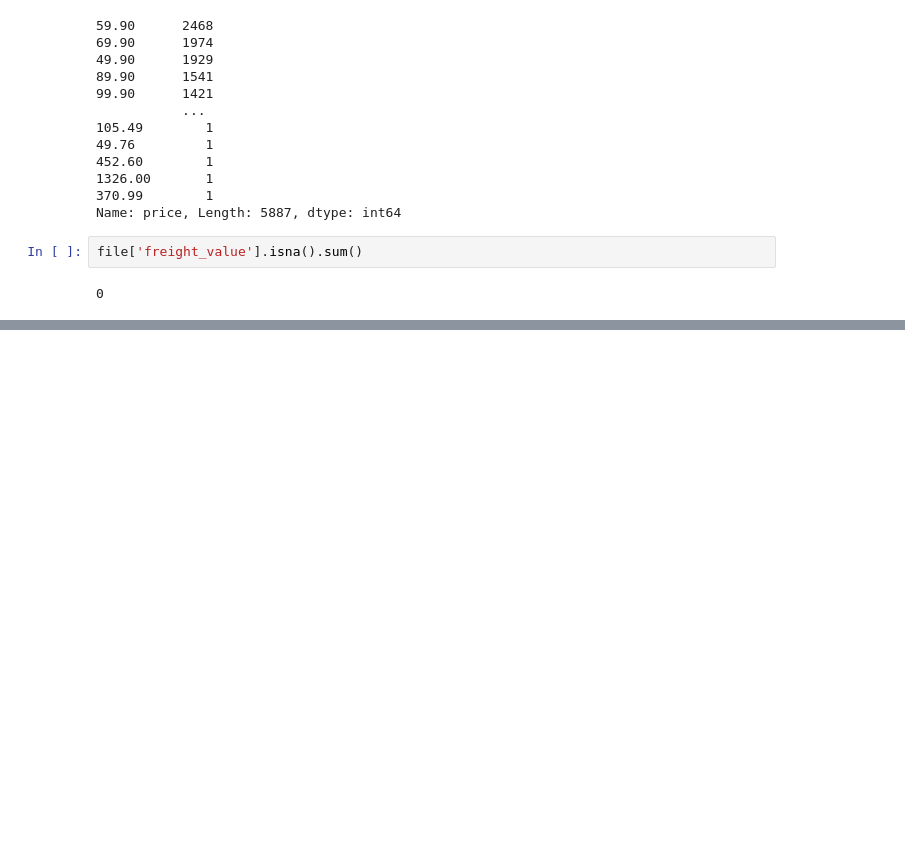
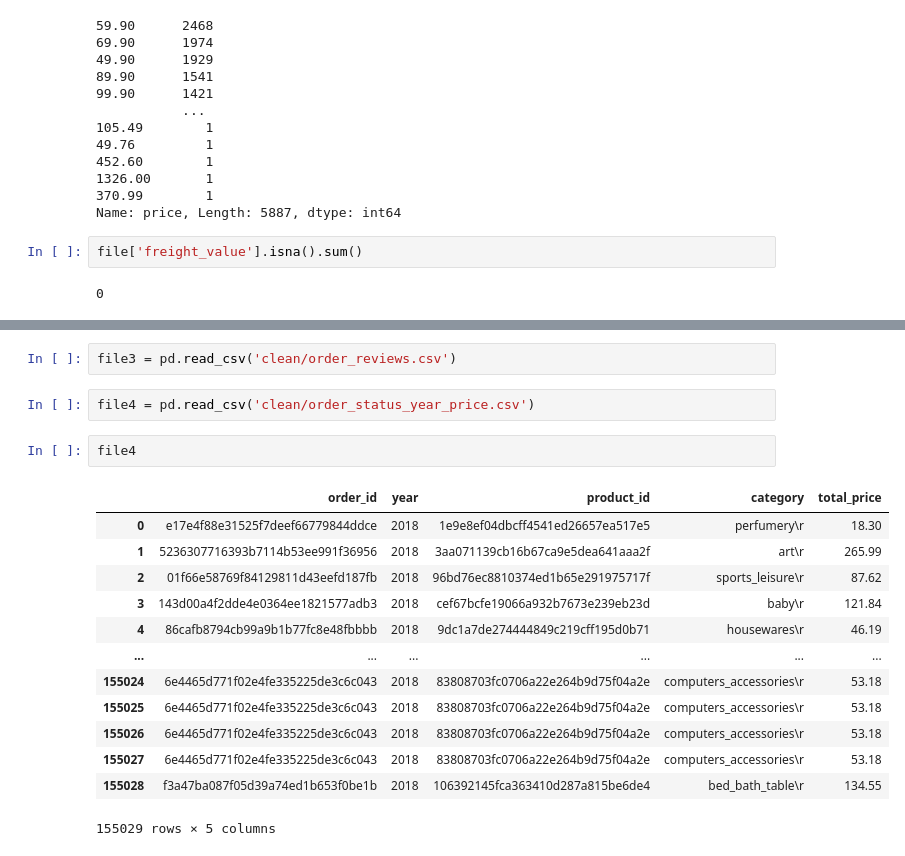
Before and after one commit to Danielaafig/Mid_term_Project, a Jupyter notebook: Python code/order_customer_item_paid.ipynb, the cells around one changed output, grey strips where cells are left out. Drawn from its saved outputs; the diff is of its cells as text; blank space fills up the shorter version.

```diff
--- a/Python code/order_customer_item_paid.ipynb
+++ b/Python code/order_customer_item_paid.ipynb
@@ -92,0 +157,20 @@ file['freight_value'].isna().sum()
+# %%
+file3 = pd.read_csv('clean/order_reviews.csv')
+# %%
+file4 = pd.read_csv('clean/order_status_year_price.csv')
+# %%
+file4
+# %% [output]
+|  | order_id | year | product_id | category | total_price |
+| 0 | e17e4f88e31525f7deef66779844ddce | 2018 | 1e9e8ef04dbcff4541ed26657ea517e5 | perfumery\r | 18.30 |
+| 1 | 5236307716393b7114b53ee991f36956 | 2018 | 3aa071139cb16b67ca9e5dea641aaa2f | art\r | 265.99 |
+| 2 | 01f66e58769f84129811d43eefd187fb | 2018 | 96bd76ec8810374ed1b65e291975717f | sports_leisure\r | 87.62 |
+| 3 | 143d00a4f2dde4e0364ee1821577adb3 | 2018 | cef67bcfe19066a932b7673e239eb23d | baby\r | 121.84 |
+| 4 | 86cafb8794cb99a9b1b77fc8e48fbbbb | 2018 | 9dc1a7de274444849c219cff195d0b71 | housewares\r | 46.19 |
+| ... | ... | ... | ... | ... | ... |
+| 155024 | 6e4465d771f02e4fe335225de3c6c043 | 2018 | 83808703fc0706a22e264b9d75f04a2e | computers_accessories\r | 53.18 |
+| 155025 | 6e4465d771f02e4fe335225de3c6c043 | 2018 | 83808703fc0706a22e264b9d75f04a2e | computers_accessories\r | 53.18 |
+| 155026 | 6e4465d771f02e4fe335225de3c6c043 | 2018 | 83808703fc0706a22e264b9d75f04a2e | computers_accessories\r | 53.18 |
+| 155027 | 6e4465d771f02e4fe335225de3c6c043 | 2018 | 83808703fc0706a22e264b9d75f04a2e | computers_accessories\r | 53.18 |
+| 155028 | f3a47ba087f05d39a74ed1b653f0be1b | 2018 | 106392145fca363410d287a815be6de4 | bed_bath_table\r | 134.55 |
+155029 rows × 5 columns
```
Also changed, not shown: parts of 14 cells of this notebook, 4 other files.
